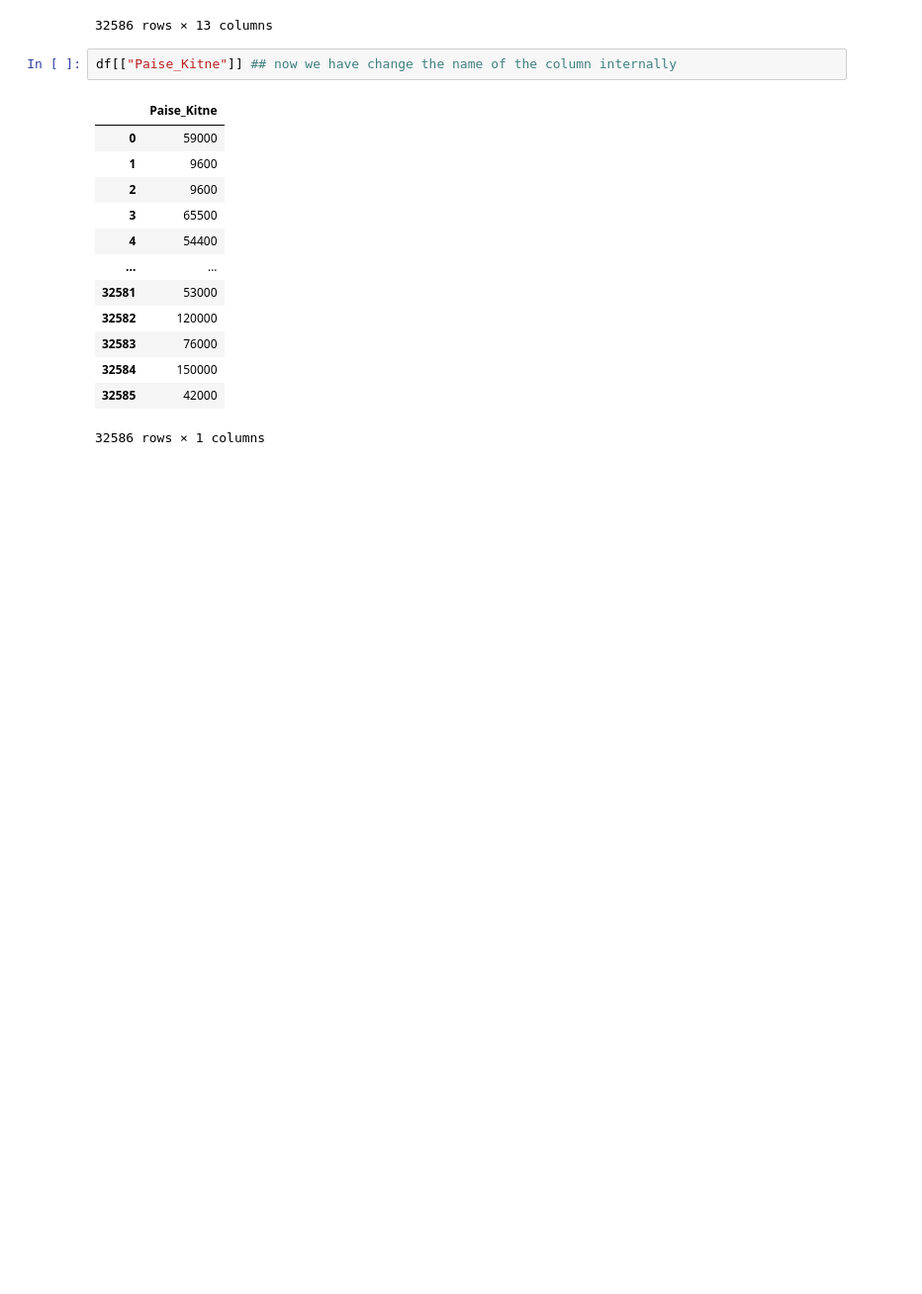
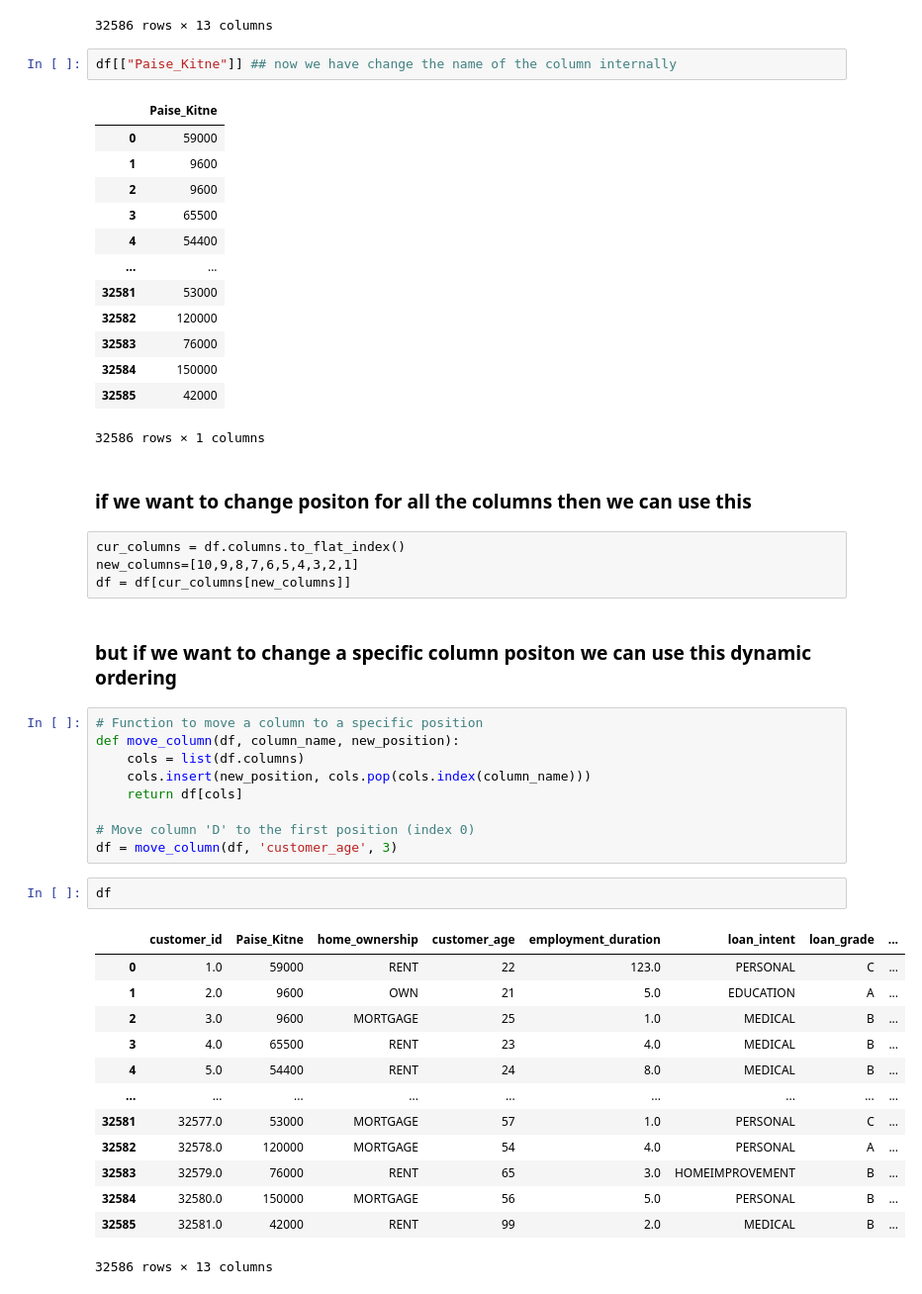
Before and after one commit to akhileshdutt/DataScience_learning, a Jupyter notebook: Libraries/Pandas/Pandas_Advance.ipynb, the cells around one changed output. Shown at 99% size. Drawn from its saved outputs; the diff is of its cells as text; blank space fills up the shorter version.

```diff
--- a/Libraries/Pandas/Pandas_Advance.ipynb
+++ b/Libraries/Pandas/Pandas_Advance.ipynb
@@ -1184,3 +1184,36 @@ df[["Paise_Kitne"]] ## now we have change the name of the column internally
 | 32584 | 150000 |
 | 32585 | 42000 |
 32586 rows × 1 columns
+# %% [markdown]
+### if we want to change positon for all the columns then we can use this
+# %% [raw]
+cur_columns = df.columns.to_flat_index()
+new_columns=[10,9,8,7,6,5,4,3,2,1]
+df = df[cur_columns[new_columns]]
+# %% [markdown]
+### but if we want to change a specific column positon we can use this dynamic ordering
+# %%
+# Function to move a column to a specific position
+def move_column(df, column_name, new_position):
+    cols = list(df.columns)
+    cols.insert(new_position, cols.pop(cols.index(column_name)))
+    return df[cols]
+
+# Move column 'D' to the first position (index 0)
+df = move_column(df, 'customer_age', 3)
+# %%
+df
+# %% [output]
+|  | customer_id | Paise_Kitne | home_ownership | customer_age | employment_duration | loan_intent | loan_grade | ... |
+| 0 | 1.0 | 59000 | RENT | 22 | 123.0 | PERSONAL | C | ... |
+| 1 | 2.0 | 9600 | OWN | 21 | 5.0 | EDUCATION | A | ... |
+| 2 | 3.0 | 9600 | MORTGAGE | 25 | 1.0 | MEDICAL | B | ... |
+| 3 | 4.0 | 65500 | RENT | 23 | 4.0 | MEDICAL | B | ... |
+| 4 | 5.0 | 54400 | RENT | 24 | 8.0 | MEDICAL | B | ... |
+| ... | ... | ... | ... | ... | ... | ... | ... | ... |
+| 32581 | 32577.0 | 53000 | MORTGAGE | 57 | 1.0 | PERSONAL | C | ... |
+| 32582 | 32578.0 | 120000 | MORTGAGE | 54 | 4.0 | PERSONAL | A | ... |
+| 32583 | 32579.0 | 76000 | RENT | 65 | 3.0 | HOMEIMPROVEMENT | B | ... |
+| 32584 | 32580.0 | 150000 | MORTGAGE | 56 | 5.0 | PERSONAL | B | ... |
+| 32585 | 32581.0 | 42000 | RENT | 99 | 2.0 | MEDICAL | B | ... |
+32586 rows × 13 columns
```
